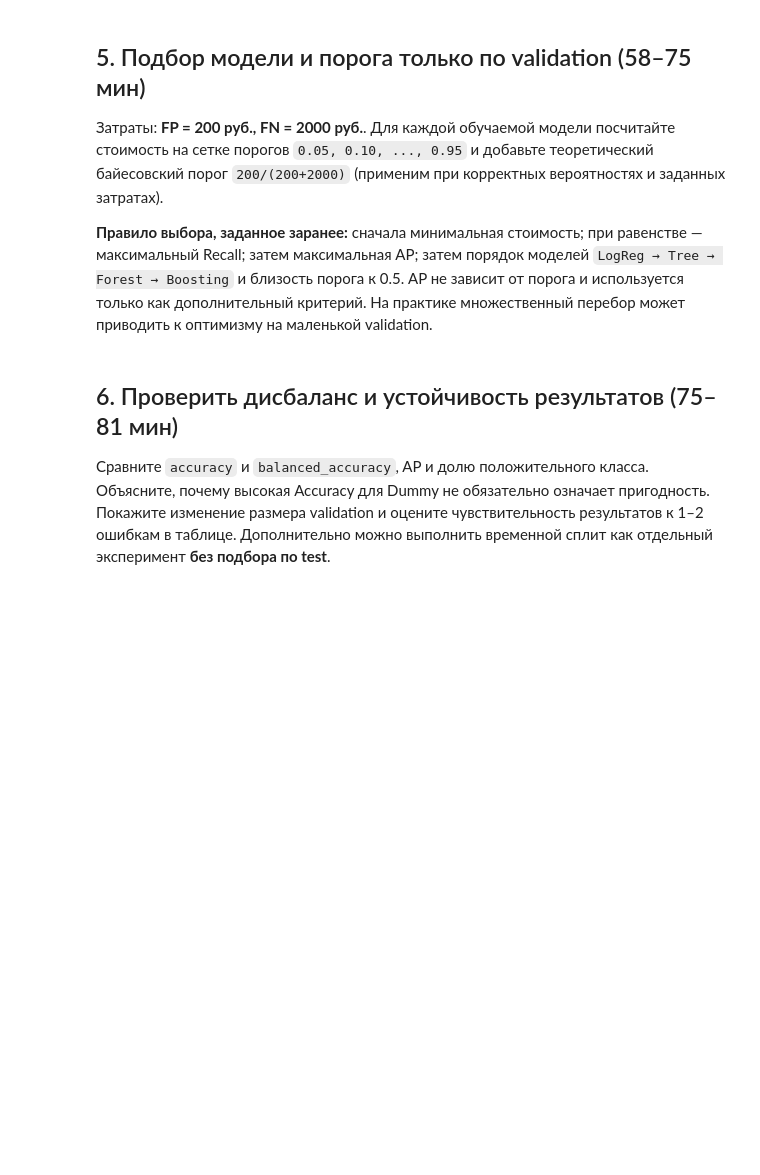
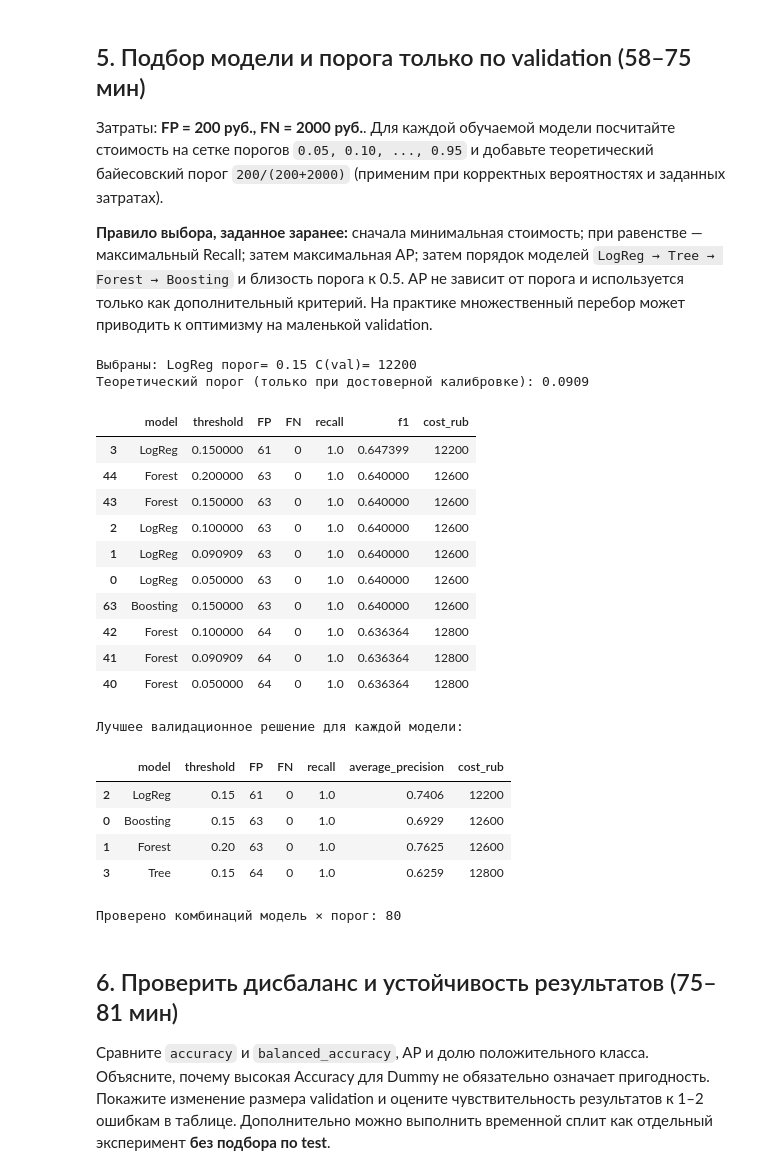
Before and after one commit to Vladislav-Evg-Sid/utmn-master-degree, a Jupyter notebook: tii/lb12/12_student.ipynb, the cells around one changed output. Cells and saved outputs as stored; diff of their text form; code cells hidden in the pictures; blank space fills up the shorter version.

```diff
--- a/tii/lb12/12_student.ipynb
+++ b/tii/lb12/12_student.ipynb
@@ -20,10 +20,15 @@ if not PATH.exists():
 
 df_raw = pd.read_csv(PATH, encoding='utf-8-sig')
 expected = {'order_id','created_at','distance_km','zone','queue_size',
-            'weather','courier_load','promised_minutes','actual_minutes','late'}
+            'weather','promised_minutes','actual_minutes','late'}
 missing_cols = expected - set(df_raw.columns)
 assert not missing_cols, f'Отсутствуют необходимые поля: {sorted(missing_cols)}'
 print('Сырой набор:', df_raw.shape, '; полные дубликаты:', int(df_raw.duplicated().sum()))
+if 'courier_load' not in df_raw.columns:
+    # Поле есть в методичке, но отсутствует в фактическом источнике практик 5–10.
+    # Не восстанавливаем значения по целевой переменной или другим косвенным данным.
+    df_raw['courier_load'] = np.nan
+    print('courier_load отсутствует в источнике: все значения NaN; признак неинформативен.')
 
 # Удаление полных повторов: не обучаем статистику и не используем test.
 df = df_raw.drop_duplicates().copy()
@@ -38,7 +43,9 @@ df['late'] = df['late'].astype(int)
 # Неполные / конфликтные сведения об идентификаторе требуют отдельного решения.
 assert df['order_id'].notna().all(), 'Обнаружены пустые ID заказов.'
 assert not df['order_id'].duplicated().any(), 'Есть повторные ID: требуется анализ причины, не случайное удаление.'
+print('После удаления полных повторов:', len(df_raw.drop_duplicates()))
 print('Рабочая копия:', df.shape)
+print('Исключено строк с недопустимой меткой:', int((~df_raw.drop_duplicates()['late'].isin([0, 1])).sum()))
 
 split_path = Path('split_ids_06.csv')  # Необязательный экспорт из практики № 6
 if split_path.exists():
@@ -69,3 +76,6 @@ assert len(sets[0]&sets[1]) == len(sets[0]&sets[2]) == len(sets[1]&sets[2]) == 0
 assert sets[0]|sets[1]|sets[2] == set(df['order_id'])
 assert len(train)+len(val)+len(test) == len(df)
 print('train / val / test:', len(train), len(val), len(test))
+print('Доли от рабочего N:', [round(len(a)/len(df), 4) for a in (train, val, test)])
+print('late=1 на train и validation:', round(train['late'].mean(), 4), round(val['late'].mean(), 4))
+print('Утечка фактической длительности недопустима: actual_minutes становится известна после доставки.')
@@ -110,16 +134,20 @@ def build_pipeline(classifier):
         ('clf', classifier)
     ])
 
-Xtrain = train[INPUT].copy(); Xval = val[INPUT].copy(); Xtest = test[INPUT].copy()
+Xtrain = train[INPUT].copy(); Xval = val[INPUT].copy()
 ytrain = train['late'].astype(int).copy()
 yval = val['late'].astype(int).copy()
-ytest = test['late'].astype(int).copy()
+# test хранится отдельно и не используется для подбора модели.
 assert ytrain.nunique() == 2, 'Для обучения необходимы 0 и 1 в train.'
 assert {'order_id','late','actual_minutes'}.isdisjoint(Xtrain.columns)
 assert set(train['order_id']).isdisjoint(val['order_id'])
 assert set(train['order_id']).isdisjoint(test['order_id'])
 assert set(val['order_id']).isdisjoint(test['order_id'])
 print('Обучение:', Xtrain.shape, '| validation:', Xval.shape,
-      '| отложенный test:', Xtest.shape)
+      '| отложенный test:', len(test))
+probe = build_pipeline(DummyClassifier(strategy='prior')).named_steps['prep']
+probe.fit(F_train, ytrain)
+print('Признаков до/после кодирования:', F_train.shape[1], len(probe.get_feature_names_out()))
+assert len(probe.get_feature_names_out()) > F_train.shape[1]
 print('Доли класса late=1 (train / validation):',
       [round(v.mean(), 3) for v in (ytrain,yval)])
@@ -200,5 +234,11 @@ base_results = pd.DataFrame([metrics_at(yval, p, .50, name)
 display(base_results.sort_values('average_precision',ascending=False).round(3))
 base_results.to_csv('12_validation_at_050.csv',index=False)
 print('Доля задержек на validation:',round(yval.mean(),4),'; n=',len(yval))
-print('Матрица ошибок для Forest:')
-print(confusion_matrix(yval,(preds_val['Forest']>=.5).astype(int),labels=[0,1]))
+print('Классы на validation: вовремя =',int((yval==0).sum()),
+      ', задержка =',int((yval==1).sum()))
+for name in CANDIDATES:
+    r=base_results.set_index('model').loc[name]
+    print(f"{name}: [[TN={int(r.TN)}, FP={int(r.FP)}], [FN={int(r.FN)}, TP={int(r.TP)}]]")
+print('Для Forest: TN — заказ вовремя и тревоги нет; FP — ложная тревога (200 ₽);')
+print('FN — пропущенная задержка (2000 ₽); TP — задержка распознана заранее.')
+assert all(base_results['TN']+base_results['FP']+base_results['FN']+base_results['TP']==len(yval))
@@ -229,26 +285,53 @@ plt.tight_layout();plt.savefig('12_roc_pr.png',dpi=170);plt.show()
 # %%
 C_FP=200;C_FN=2000
 thresholds=sorted(set([round(t,2) for t in np.arange(.05,1.,.05)] + [C_FP/(C_FP+C_FN)]))
 priority={'LogReg':0,'Tree':1,'Forest':2,'Boosting':3}
 records=[]
 for name in priority:
     for t in thresholds:
         rec=metrics_at(yval,preds_val[name],t,name)
         rec['model_priority']=priority[name]
         rec['distance_to_half']=abs(t-0.5)
         records.append(rec)
 grid=pd.DataFrame(records)
 # Tie-breaking deterministic and visible in the result.
 ranking=grid.sort_values(['cost_rub','recall','average_precision','model_priority','distance_to_half','threshold'],
                          ascending=[True,False,False,True,True,True])
 chosen=ranking.iloc[0]
 selected_name=str(chosen['model']); selected_t=float(chosen['threshold'])
 print('Выбраны:',selected_name,'порог=',round(selected_t,4),'C(val)=',int(chosen['cost_rub']))
 print('Теоретический порог (только при достоверной калибровке):',round(C_FP/(C_FP+C_FN),4))
 display(ranking.head(10)[['model','threshold','FP','FN','recall','f1','cost_rub']])
 grid.to_csv('12_validation_threshold_grid.csv',index=False)
 assert selected_name in priority
 assert selected_t in thresholds
+summary=grid.sort_values(['cost_rub','recall','average_precision','distance_to_half','threshold'],
+                         ascending=[True,False,False,True,True]).groupby('model',as_index=False).first()
+print('Лучшее валидaционное решение для каждой модели:')
+display(summary[['model','threshold','FP','FN','recall','average_precision','cost_rub']]
+        .sort_values('cost_rub').round(4))
+print('Проверено комбинаций модель × порог:',len(grid))
+# %% [output]
+Выбраны: LogReg порог= 0.15 C(val)= 12200
+Теоретический порог (только при достоверной калибровке): 0.0909
+|  | model | threshold | FP | FN | recall | f1 | cost_rub |
+| 3 | LogReg | 0.150000 | 61 | 0 | 1.0 | 0.647399 | 12200 |
+| 44 | Forest | 0.200000 | 63 | 0 | 1.0 | 0.640000 | 12600 |
+| 43 | Forest | 0.150000 | 63 | 0 | 1.0 | 0.640000 | 12600 |
+| 2 | LogReg | 0.100000 | 63 | 0 | 1.0 | 0.640000 | 12600 |
+| 1 | LogReg | 0.090909 | 63 | 0 | 1.0 | 0.640000 | 12600 |
+| 0 | LogReg | 0.050000 | 63 | 0 | 1.0 | 0.640000 | 12600 |
+| 63 | Boosting | 0.150000 | 63 | 0 | 1.0 | 0.640000 | 12600 |
+| 42 | Forest | 0.100000 | 64 | 0 | 1.0 | 0.636364 | 12800 |
+| 41 | Forest | 0.090909 | 64 | 0 | 1.0 | 0.636364 | 12800 |
+| 40 | Forest | 0.050000 | 64 | 0 | 1.0 | 0.636364 | 12800 |
+Лучшее валидaционное решение для каждой модели:
+|  | model | threshold | FP | FN | recall | average_precision | cost_rub |
+| 2 | LogReg | 0.15 | 61 | 0 | 1.0 | 0.7406 | 12200 |
+| 0 | Boosting | 0.15 | 63 | 0 | 1.0 | 0.6929 | 12600 |
+| 1 | Forest | 0.20 | 63 | 0 | 1.0 | 0.7625 | 12600 |
+| 3 | Tree | 0.15 | 64 | 0 | 1.0 | 0.6259 | 12800 |
+Проверено комбинаций модель × порог: 80
 # %%
 fig,ax=plt.subplots(figsize=(8,4.3))
 for name in priority:
```
Also changed, not shown: parts of 8 cells of this notebook, 12 other files.
